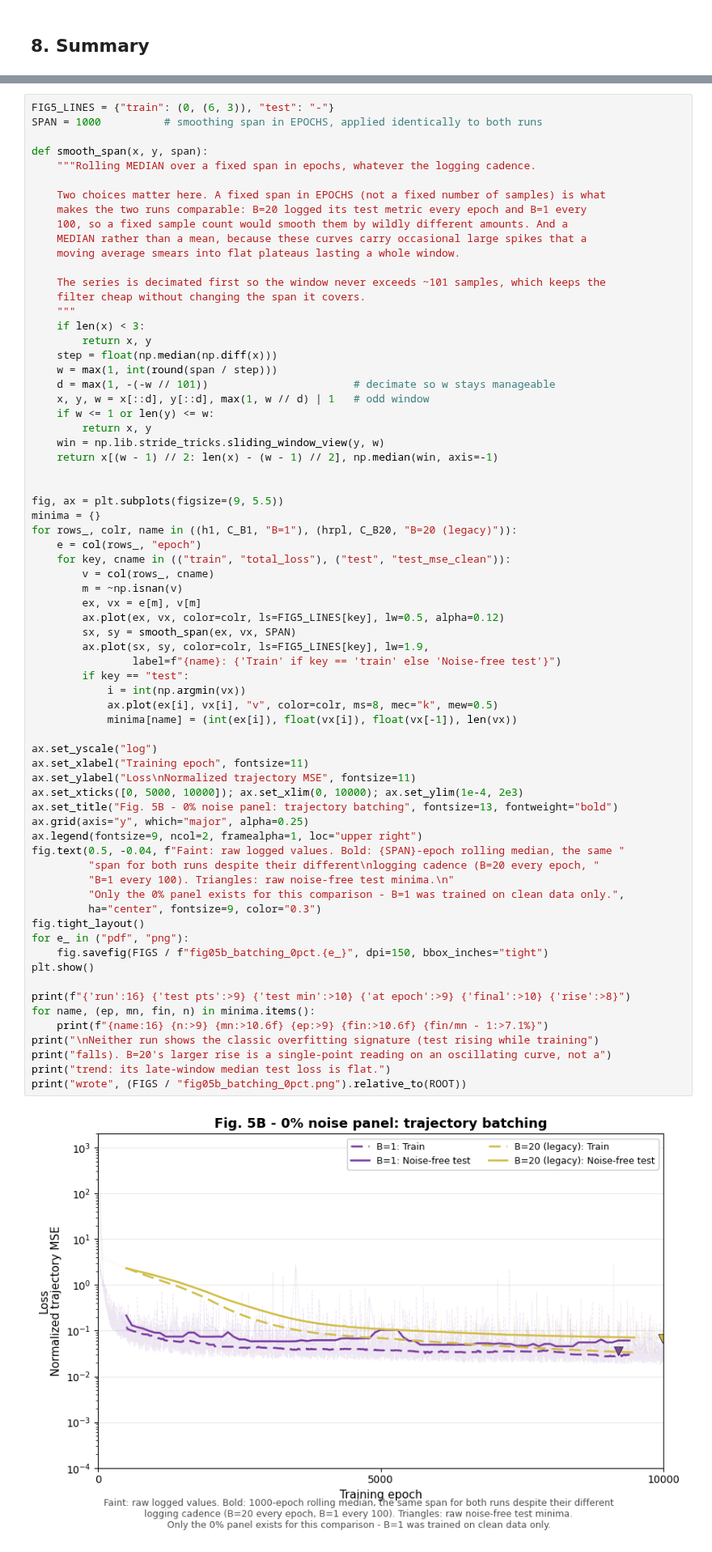
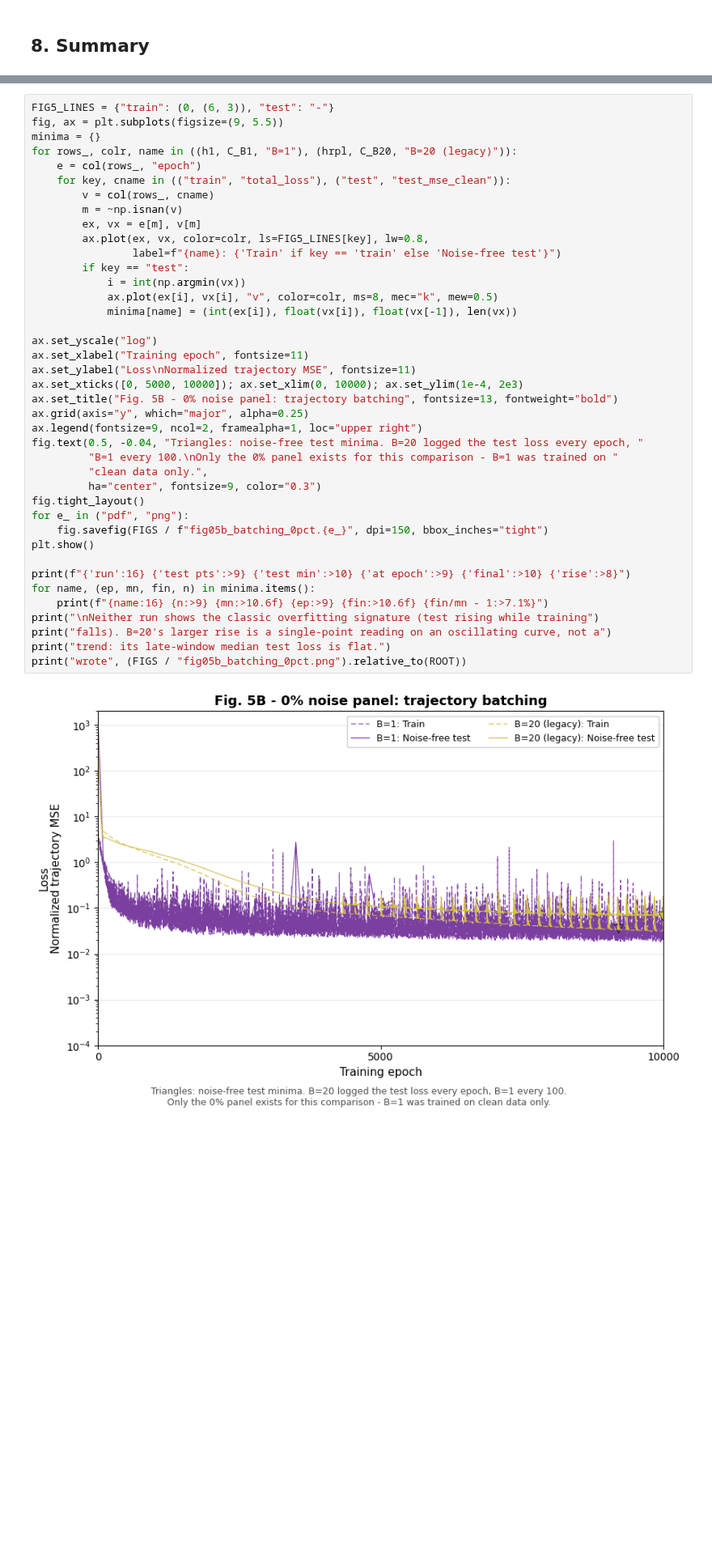
Before and after one commit to bnkglu/chemkan-tuwien, a Jupyter notebook: chemkan/notebooks/13_biodiesel_trajectory_batching.ipynb, the cells around one changed output, grey strips where cells are left out. Shown at 81% size. Drawn from its saved outputs; the diff is of its cells as text; blank space fills up the shorter version.

Commit message:
Show raw Fig. 5B losses and label time-averaged diagnostics

```diff
--- a/chemkan/notebooks/13_biodiesel_trajectory_batching.ipynb
+++ b/chemkan/notebooks/13_biodiesel_trajectory_batching.ipynb
@@ -403,32 +402,6 @@ come from the clean replay, which reproduces the main run bitwise and carries th
 test column; B=1 logged its test metric every 100 epochs.
 # %%
 FIG5_LINES = {"train": (0, (6, 3)), "test": "-"}
-SPAN = 1000          # smoothing span in EPOCHS, applied identically to both runs
-
-def smooth_span(x, y, span):
-    """Rolling MEDIAN over a fixed span in epochs, whatever the logging cadence.
-
-    Two choices matter here. A fixed span in EPOCHS (not a fixed number of samples) is what
-    makes the two runs comparable: B=20 logged its test metric every epoch and B=1 every
-    100, so a fixed sample count would smooth them by wildly different amounts. And a
-    MEDIAN rather than a mean, because these curves carry occasional large spikes that a
-    moving average smears into flat plateaus lasting a whole window.
-
-    The series is decimated first so the window never exceeds ~101 samples, which keeps the
-    filter cheap without changing the span it covers.
-    """
-    if len(x) < 3:
-        return x, y
-    step = float(np.median(np.diff(x)))
-    w = max(1, int(round(span / step)))
-    d = max(1, -(-w // 101))                       # decimate so w stays manageable
-    x, y, w = x[::d], y[::d], max(1, w // d) | 1   # odd window
-    if w <= 1 or len(y) <= w:
-        return x, y
-    win = np.lib.stride_tricks.sliding_window_view(y, w)
-    return x[(w - 1) // 2: len(x) - (w - 1) // 2], np.median(win, axis=-1)
-
-
 fig, ax = plt.subplots(figsize=(9, 5.5))
 minima = {}
 for rows_, colr, name in ((h1, C_B1, "B=1"), (hrpl, C_B20, "B=20 (legacy)")):
@@ -437,41 +410,38 @@ for rows_, colr, name in ((h1, C_B1, "B=1"), (hrpl, C_B20, "B=20 (legacy)")):
         v = col(rows_, cname)
         m = ~np.isnan(v)
         ex, vx = e[m], v[m]
-        ax.plot(ex, vx, color=colr, ls=FIG5_LINES[key], lw=0.5, alpha=0.12)
-        sx, sy = smooth_span(ex, vx, SPAN)
-        ax.plot(sx, sy, color=colr, ls=FIG5_LINES[key], lw=1.9,
+        ax.plot(ex, vx, color=colr, ls=FIG5_LINES[key], lw=0.8,
                 label=f"{name}: {'Train' if key == 'train' else 'Noise-free test'}")
         if key == "test":
             i = int(np.argmin(vx))
             ax.plot(ex[i], vx[i], "v", color=colr, ms=8, mec="k", mew=0.5)
             minima[name] = (int(ex[i]), float(vx[i]), float(vx[-1]), len(vx))
 
 ax.set_yscale("log")
 ax.set_xlabel("Training epoch", fontsize=11)
 ax.set_ylabel("Loss\nNormalized trajectory MSE", fontsize=11)
 ax.set_xticks([0, 5000, 10000]); ax.set_xlim(0, 10000); ax.set_ylim(1e-4, 2e3)
 ax.set_title("Fig. 5B - 0% noise panel: trajectory batching", fontsize=13, fontweight="bold")
 ax.grid(axis="y", which="major", alpha=0.25)
 ax.legend(fontsize=9, ncol=2, framealpha=1, loc="upper right")
-fig.text(0.5, -0.04, f"Faint: raw logged values. Bold: {SPAN}-epoch rolling median, the same "
-         "span for both runs despite their different\nlogging cadence (B=20 every epoch, "
-         "B=1 every 100). Triangles: raw noise-free test minima.\n"
-         "Only the 0% panel exists for this comparison - B=1 was trained on clean data only.",
+fig.text(0.5, -0.04, "Triangles: noise-free test minima. B=20 logged the test loss every epoch, "
+         "B=1 every 100.\nOnly the 0% panel exists for this comparison - B=1 was trained on "
+         "clean data only.",
          ha="center", fontsize=9, color="0.3")
 fig.tight_layout()
 for e_ in ("pdf", "png"):
     fig.savefig(FIGS / f"fig05b_batching_0pct.{e_}", dpi=150, bbox_inches="tight")
 plt.show()
 
 print(f"{'run':16} {'test pts':>9} {'test min':>10} {'at epoch':>9} {'final':>10} {'rise':>8}")
 for name, (ep, mn, fin, n) in minima.items():
     print(f"{name:16} {n:>9} {mn:>10.6f} {ep:>9} {fin:>10.6f} {fin/mn - 1:>7.1%}")
 print("\nNeither run shows the classic overfitting signature (test rising while training")
 print("falls). B=20's larger rise is a single-point reading on an oscillating curve, not a")
 print("trend: its late-window median test loss is flat.")
 print("wrote", (FIGS / "fig05b_batching_0pct.png").relative_to(ROOT))
 # %% [output]
-[figure, old version]
+[figure, new version]
 run               test pts   test min  at epoch      final     rise
 B=1                    100   0.036176      9200   0.041346   14.3%
 B=20 (legacy)        10000   0.066901      9986   0.150712  125.3%
```
Also changed, not shown: parts of 1 cell of this notebook, 45 other files.
